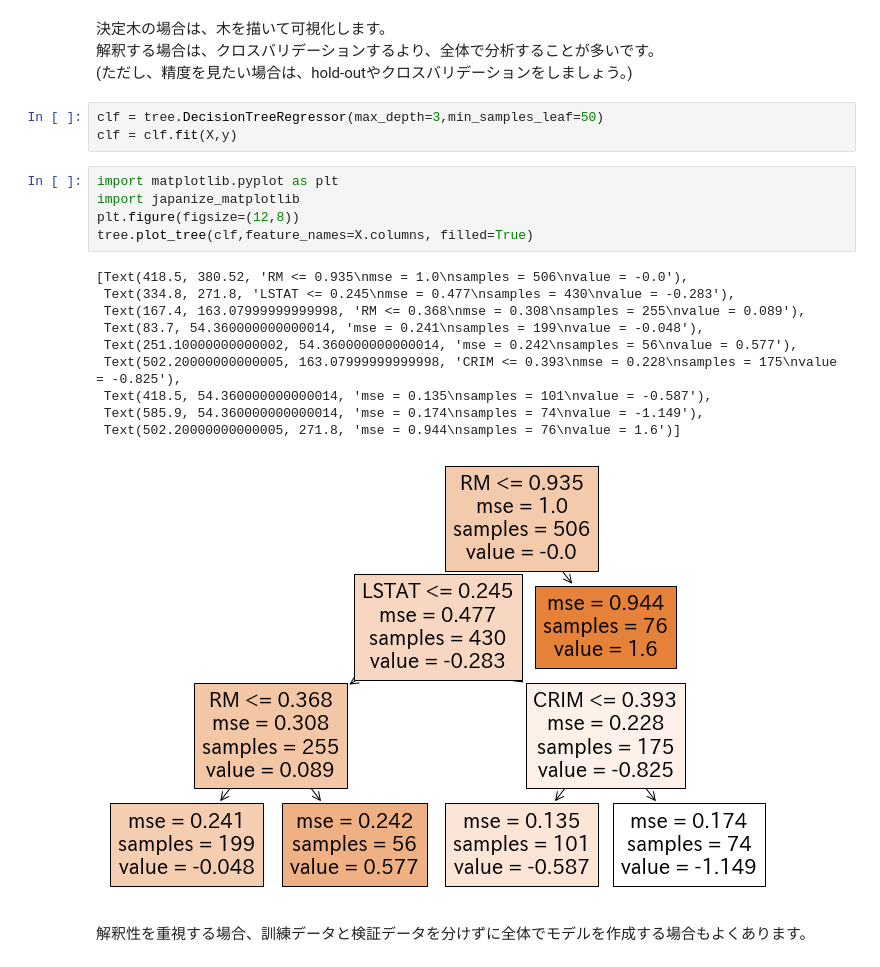
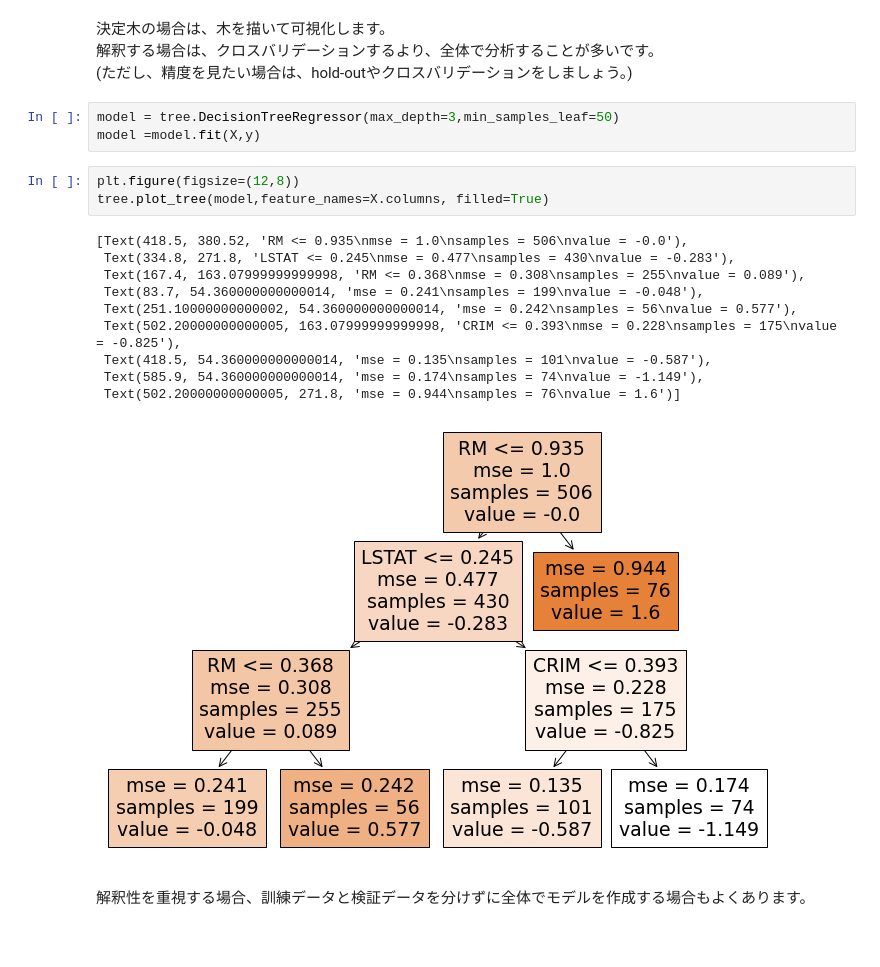
Before and after one commit to Shingo425/DataAnalysis, a Jupyter notebook: src/Interpretation_and_Prediction.ipynb, the cells around one changed output. Saved outputs shown, nothing was run; the diff lists cells and outputs as text.

```diff
--- a/src/Interpretation_and_Prediction.ipynb
+++ b/src/Interpretation_and_Prediction.ipynb
@@ -164,24 +164,22 @@ Notes:
 解釈する場合は、クロスバリデーションするより、全体で分析することが多いです。
 (ただし、精度を見たい場合は、hold-outやクロスバリデーションをしましょう。)
 # %%
-clf = tree.DecisionTreeRegressor(max_depth=3,min_samples_leaf=50)
-clf = clf.fit(X,y)
+model = tree.DecisionTreeRegressor(max_depth=3,min_samples_leaf=50)
+model =model.fit(X,y)
 # %%
-import matplotlib.pyplot as plt
-import japanize_matplotlib
 plt.figure(figsize=(12,8))
-tree.plot_tree(clf,feature_names=X.columns, filled=True)
+tree.plot_tree(model,feature_names=X.columns, filled=True)
 # %% [output]
 [Text(418.5, 380.52, 'RM <= 0.935\nmse = 1.0\nsamples = 506\nvalue = -0.0'),
  Text(334.8, 271.8, 'LSTAT <= 0.245\nmse = 0.477\nsamples = 430\nvalue = -0.283'),
  Text(167.4, 163.07999999999998, 'RM <= 0.368\nmse = 0.308\nsamples = 255\nvalue = 0.089'),
  Text(83.7, 54.360000000000014, 'mse = 0.241\nsamples = 199\nvalue = -0.048'),
  Text(251.10000000000002, 54.360000000000014, 'mse = 0.242\nsamples = 56\nvalue = 0.577'),
  Text(502.20000000000005, 163.07999999999998, 'CRIM <= 0.393\nmse = 0.228\nsamples = 175\nvalue = -0.825'),
  Text(418.5, 54.360000000000014, 'mse = 0.135\nsamples = 101\nvalue = -0.587'),
  Text(585.9, 54.360000000000014, 'mse = 0.174\nsamples = 74\nvalue = -1.149'),
  Text(502.20000000000005, 271.8, 'mse = 0.944\nsamples = 76\nvalue = 1.6')]
-[figure, old version]
+[figure, new version]
 # %% [markdown]
 解釈性を重視する場合、訓練データと検証データを分けずに全体でモデルを作成する場合もよくあります。
 # %% [markdown]
```
Also changed, not shown: parts of 8 cells of this notebook.
